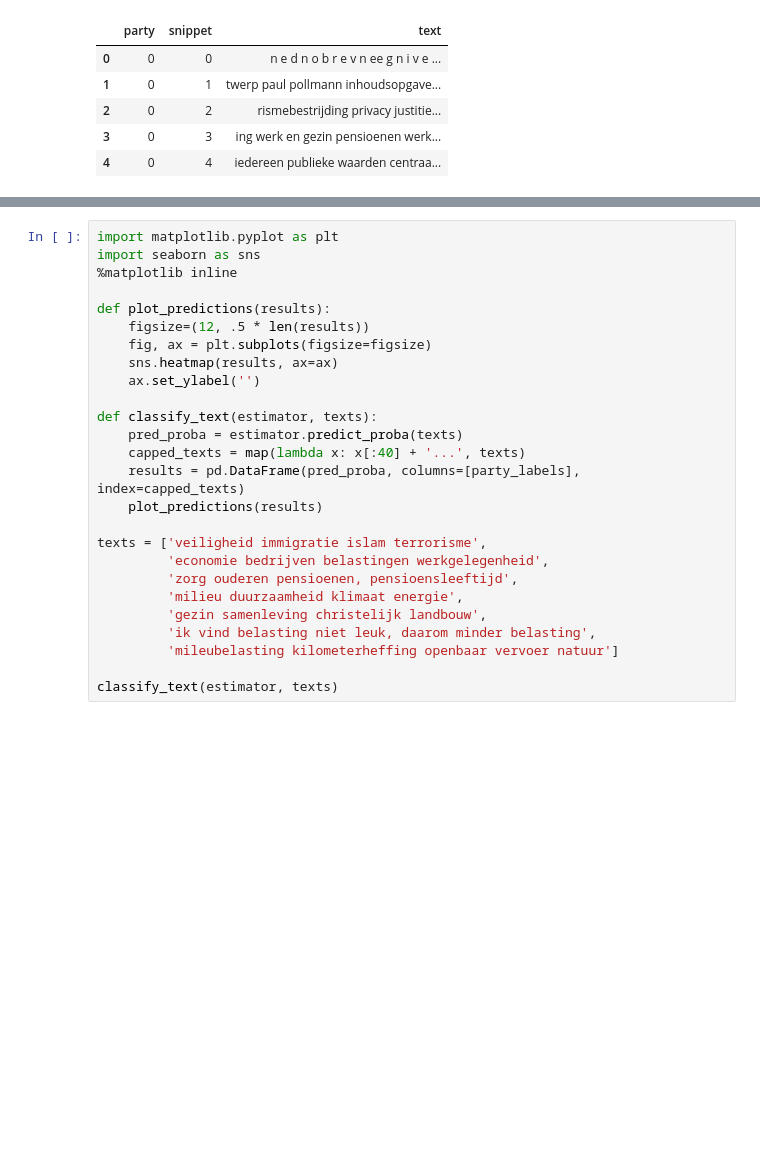
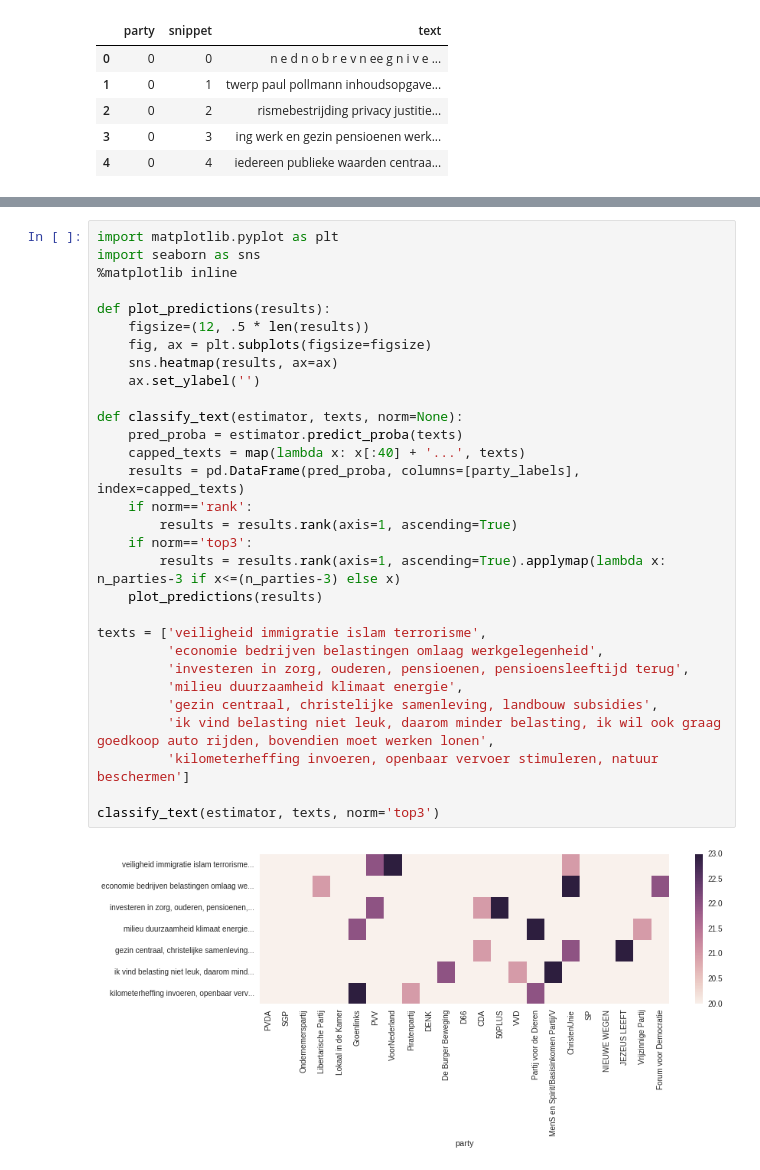
Before and after one commit to bbroeksema/verkiezingen-2017, a Jupyter notebook: notebooks/3.0-arb-topic-based-party-classifier.ipynb, the cells around one changed output, grey strips where cells are left out. Saved outputs shown, nothing was run; the diff lists cells and outputs as text; blank space fills up the shorter version.

```diff
--- a/notebooks/3.0-arb-topic-based-party-classifier.ipynb
+++ b/notebooks/3.0-arb-topic-based-party-classifier.ipynb
@@ -105,26 +121,32 @@ estimator
 # %%
 import matplotlib.pyplot as plt
 import seaborn as sns
 %matplotlib inline
 
 def plot_predictions(results):
     figsize=(12, .5 * len(results))
     fig, ax = plt.subplots(figsize=figsize)
     sns.heatmap(results, ax=ax)
     ax.set_ylabel('')
 
-def classify_text(estimator, texts):
+def classify_text(estimator, texts, norm=None):
     pred_proba = estimator.predict_proba(texts)
     capped_texts = map(lambda x: x[:40] + '...', texts)
     results = pd.DataFrame(pred_proba, columns=[party_labels], index=capped_texts)
+    if norm=='rank':
+        results = results.rank(axis=1, ascending=True)
+    if norm=='top3':
+        results = results.rank(axis=1, ascending=True).applymap(lambda x: n_parties-3 if x<=(n_parties-3) else x)
     plot_predictions(results)
 
 texts = ['veiligheid immigratie islam terrorisme',
-         'economie bedrijven belastingen werkgelegenheid',
-         'zorg ouderen pensioenen, pensioensleeftijd',
+         'economie bedrijven belastingen omlaag werkgelegenheid',
+         'investeren in zorg, ouderen, pensioenen, pensioensleeftijd terug',
          'milieu duurzaamheid klimaat energie',
-         'gezin samenleving christelijk landbouw',
-         'ik vind belasting niet leuk, daarom minder belasting',
-         'mileubelasting kilometerheffing openbaar vervoer natuur']
+         'gezin centraal, christelijke samenleving, landbouw subsidies',
+         'ik vind belasting niet leuk, daarom minder belasting, ik wil ook graag goedkoop auto rijden, bovendien moet werken lonen',
+         'kilometerheffing invoeren, openbaar vervoer stimuleren, natuur beschermen']
 
-classify_text(estimator, texts)
+classify_text(estimator, texts, norm='top3')
+# %% [output]
+[figure, added]
```
Also changed, not shown: parts of 2 cells of this notebook.
